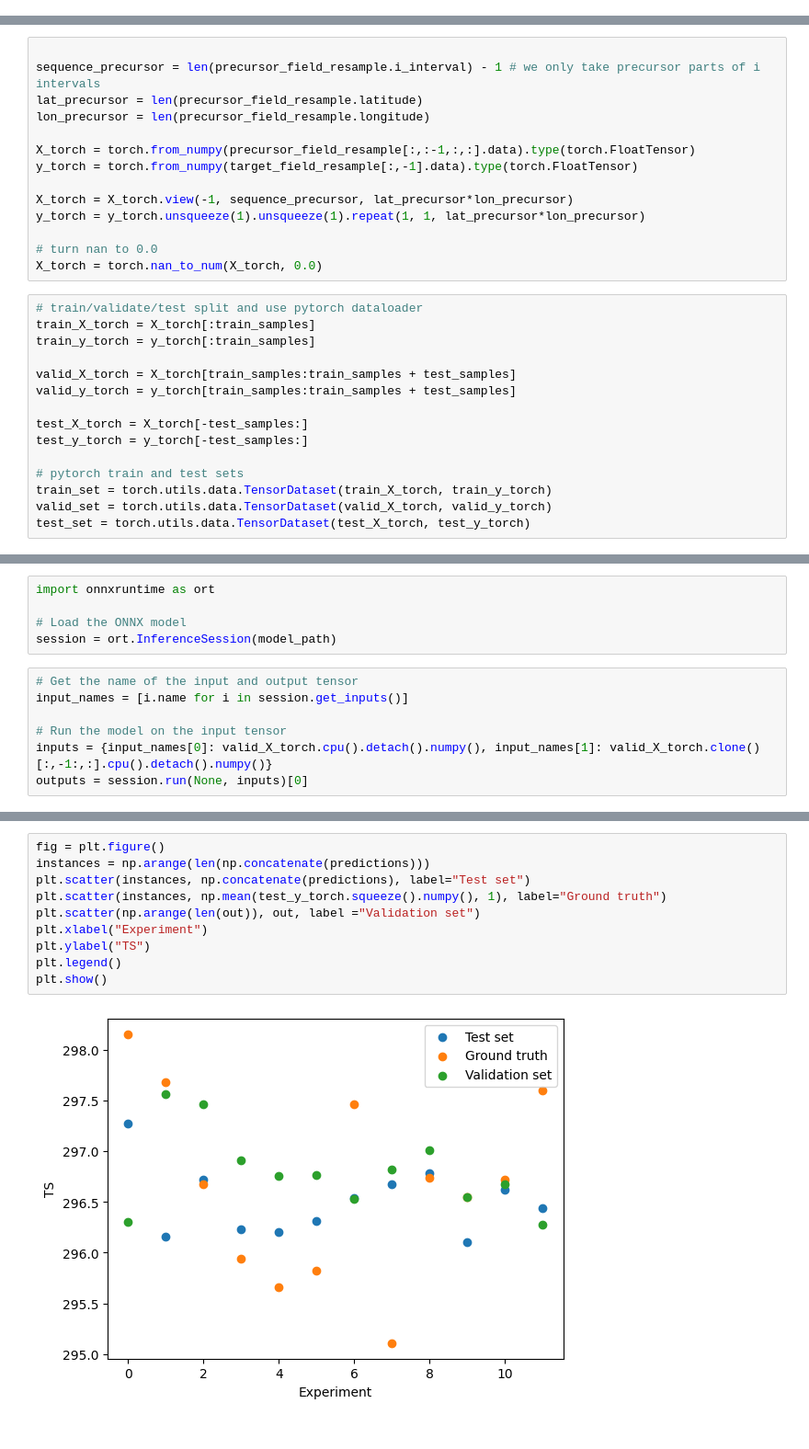
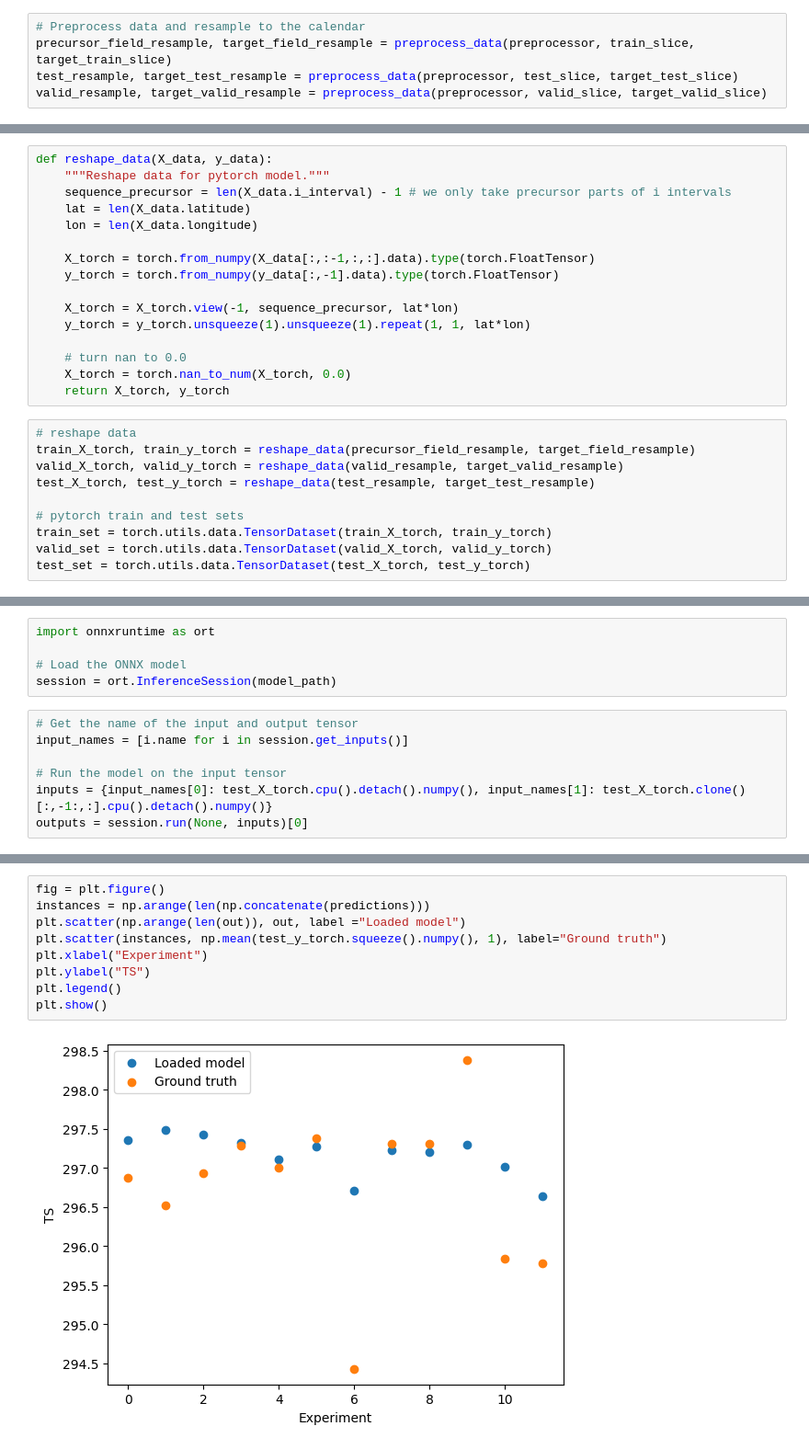
Before and after one commit to AI4S2S/cookbook, a Jupyter notebook: workflow/pred_temperature_transformer.ipynb, the cells around one changed output, grey strips where cells are left out. Shown at 92% size. Drawn from its saved outputs; the diff is of its cells as text.

Commit message:
Create functions for train test split to avoid potential data leakage

```diff
--- a/workflow/pred_temperature_transformer.ipynb
+++ b/workflow/pred_temperature_transformer.ipynb
@@ -149,31 +161,33 @@ target_field_resample = lilio.resample(calendar, target_field)
+# %%
+# Preprocess data and resample to the calendar
+precursor_field_resample, target_field_resample = preprocess_data(preprocessor, train_slice, target_train_slice)
+test_resample, target_test_resample = preprocess_data(preprocessor, test_slice, target_test_slice)
+valid_resample, target_valid_resample = preprocess_data(preprocessor, valid_slice, target_valid_slice)
 # %% [markdown]
 ### 5 - Slice and reshape input data for the transformer
 
 Train-test split based on the anchor years (60%/20%/20% split)
 # %%
+def reshape_data(X_data, y_data):
+    """Reshape data for pytorch model."""
+    sequence_precursor = len(X_data.i_interval) - 1 # we only take precursor parts of i intervals
+    lat = len(X_data.latitude)
+    lon = len(X_data.longitude)
 
-sequence_precursor = len(precursor_field_resample.i_interval) - 1 # we only take precursor parts of i intervals
-lat_precursor = len(precursor_field_resample.latitude)
-lon_precursor = len(precursor_field_resample.longitude)
+    X_torch = torch.from_numpy(X_data[:,:-1,:,:].data).type(torch.FloatTensor)
+    y_torch = torch.from_numpy(y_data[:,-1].data).type(torch.FloatTensor)
 
-X_torch = torch.from_numpy(precursor_field_resample[:,:-1,:,:].data).type(torch.FloatTensor)
-y_torch = torch.from_numpy(target_field_resample[:,-1].data).type(torch.FloatTensor)
+    X_torch = X_torch.view(-1, sequence_precursor, lat*lon)
+    y_torch = y_torch.unsqueeze(1).unsqueeze(1).repeat(1, 1, lat*lon)
 
-X_torch = X_torch.view(-1, sequence_precursor, lat_precursor*lon_precursor)
-y_torch = y_torch.unsqueeze(1).unsqueeze(1).repeat(1, 1, lat_precursor*lon_precursor)
-
-# turn nan to 0.0
-X_torch = torch.nan_to_num(X_torch, 0.0)
+    # turn nan to 0.0
+    X_torch = torch.nan_to_num(X_torch, 0.0)
+    return X_torch, y_torch
 # %%
-# train/validate/test split and use pytorch dataloader
-train_X_torch = X_torch[:train_samples]
-train_y_torch = y_torch[:train_samples]
-
-valid_X_torch = X_torch[train_samples:train_samples + test_samples]
-valid_y_torch = y_torch[train_samples:train_samples + test_samples]
-
-test_X_torch = X_torch[-test_samples:]
-test_y_torch = y_torch[-test_samples:]
+# reshape data
+train_X_torch, train_y_torch = reshape_data(precursor_field_resample, target_field_resample)
+valid_X_torch, valid_y_torch = reshape_data(valid_resample, target_valid_resample)
+test_X_torch, test_y_torch = reshape_data(test_resample, target_test_resample)
 
 # pytorch train and test sets
 train_set = torch.utils.data.TensorDataset(train_X_torch, train_y_torch)
@@ -436,7 +453,7 @@ session = ort.InferenceSession(model_path)
 input_names = [i.name for i in session.get_inputs()]
 
 # Run the model on the input tensor
-inputs = {input_names[0]: valid_X_torch.cpu().detach().numpy(), input_names[1]: valid_X_torch.clone()[:,-1:,:].cpu().detach().numpy()}
+inputs = {input_names[0]: test_X_torch.cpu().detach().numpy(), input_names[1]: test_X_torch.clone()[:,-1:,:].cpu().detach().numpy()}
 outputs = session.run(None, inputs)[0]
 # %%
 out = []
@@ -449,12 +466,11 @@ print(out)
 # %%
 fig = plt.figure()
 instances = np.arange(len(np.concatenate(predictions)))
-plt.scatter(instances, np.concatenate(predictions), label="Test set")
+plt.scatter(np.arange(len(out)), out, label ="Loaded model")
 plt.scatter(instances, np.mean(test_y_torch.squeeze().numpy(), 1), label="Ground truth")
-plt.scatter(np.arange(len(out)), out, label ="Validation set")
 plt.xlabel("Experiment")
 plt.ylabel("TS")
 plt.legend()
 plt.show()
 # %% [output]
-[figure, old version]
+[figure, new version]
```
Also changed, not shown: parts of 12 cells of this notebook.
